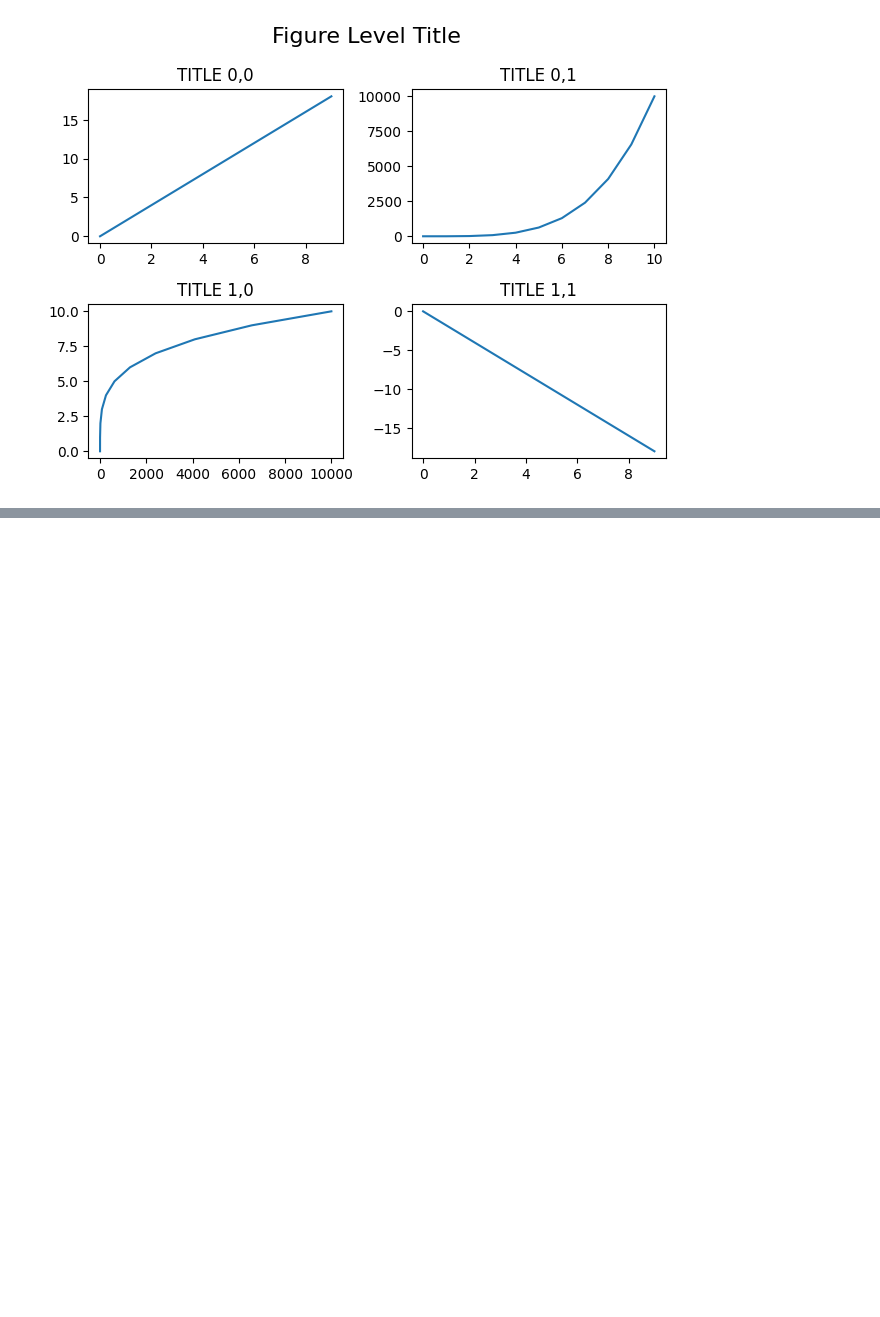
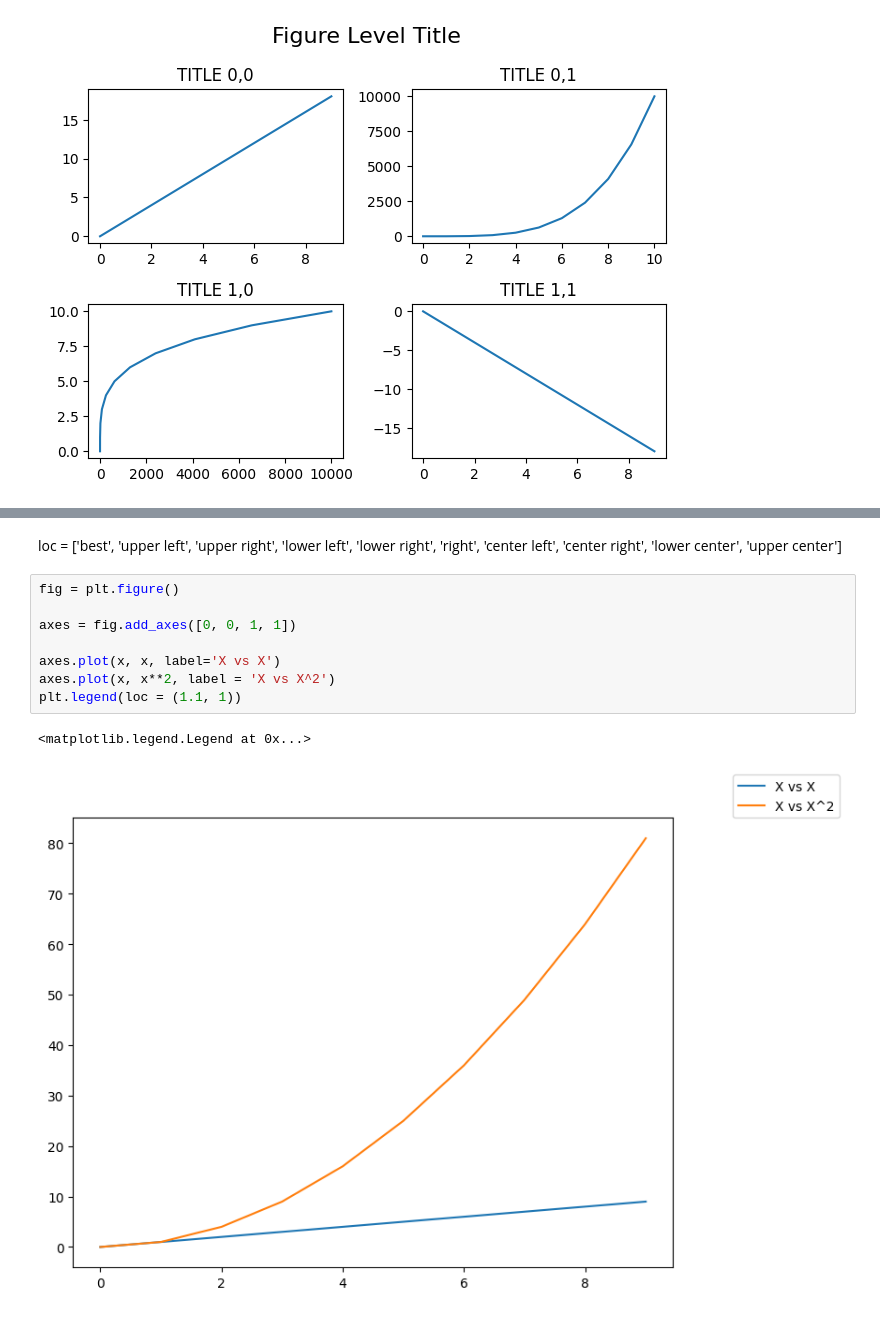
Before and after one commit to Anurag-Warthi/Data-Science-Machine-Learning, a Jupyter notebook: Data Science/01-DS_Libraries/Matplotlib.ipynb, the cells around one changed output, grey strips where cells are left out. Saved outputs shown, nothing was run; the diff lists cells and outputs as text; blank space fills up the shorter version.

```diff
--- a/Data Science/01-DS_Libraries/Matplotlib.ipynb
+++ b/Data Science/01-DS_Libraries/Matplotlib.ipynb
@@ -321,0 +357,13 @@ plt.tight_layout()
+# %% [markdown]
+loc = ['best', 'upper left', 'upper right', 'lower left', 'lower right', 'right', 'center left', 'center right', 'lower center', 'upper center']
+# %%
+fig = plt.figure()
+
+axes = fig.add_axes([0, 0, 1, 1])
+
+axes.plot(x, x, label='X vs X')
+axes.plot(x, x**2, label = 'X vs X^2')
+plt.legend(loc = (1.1, 1))
+# %% [output]
+<matplotlib.legend.Legend at 0x...>
+[figure, added]
```
Also changed, not shown: parts of 6 cells of this notebook.
